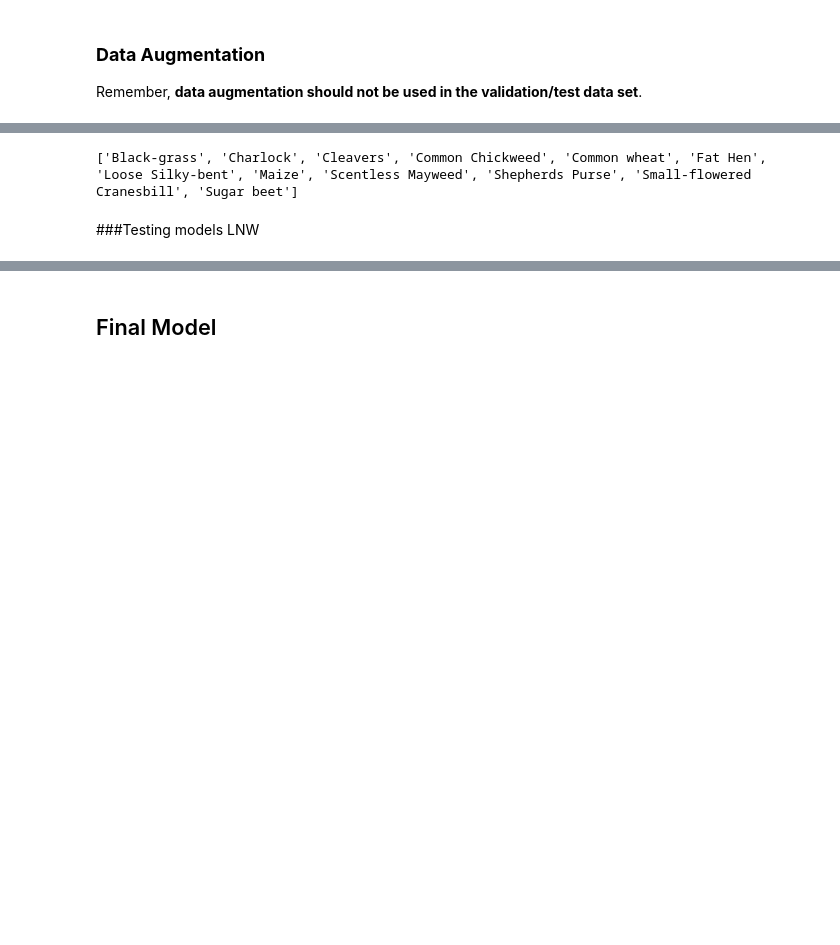
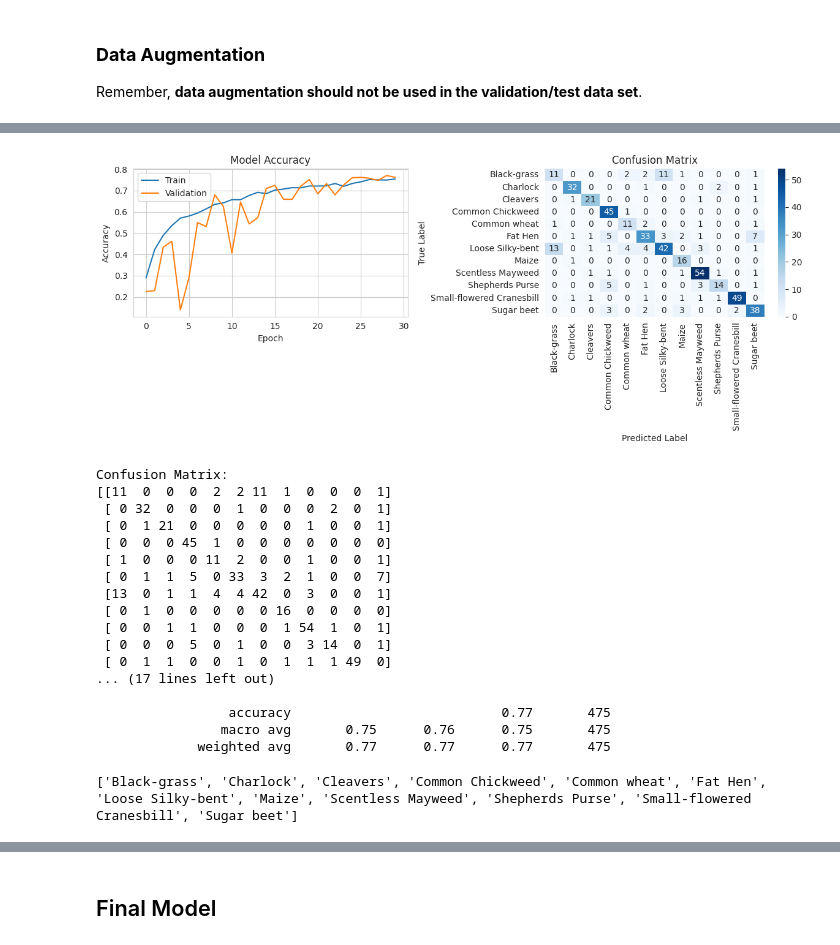
Before and after one commit to lweatherford99/AIML-Projects, a Jupyter notebook: High_Code_Plant_Seedling_ClassificationTF.ipynb, the cells around one changed output, grey strips where cells are left out. Drawn from its saved outputs; the diff is of its cells as text; code cells hidden in the pictures; blank space fills up the shorter version.

```diff
--- a/High_Code_Plant_Seedling_ClassificationTF.ipynb
+++ b/High_Code_Plant_Seedling_ClassificationTF.ipynb
@@ -693,0 +516,28 @@ print(conf_mtx)
+# %%
+# Initialize the sequential model2
+model2 = Sequential([
+    # First convolutional layer with 64 filters, 3x3 kernel size
+    Conv2D(64, (3, 3), activation='relu', padding='same', input_shape=(64, 64, 3)),
+    MaxPooling2D((2, 2), padding='same'),
+
+    # Second convolutional layer with 32 filters, 3x3 kernel size
+    Conv2D(32, (3, 3), activation='relu', padding='same'),
+    MaxPooling2D((2, 2), padding='same'),
+    BatchNormalization(),
+
+    # Flatten the convolutional layer's output to feed into the dense layers
+    Flatten(),
+
+    # Dense layer with 16 neurons
+    Dense(16, activation='relu'),
+    Dropout(0.3),  # Dropout layer to reduce overfitting
+
+    # Output layer with 12 neurons (one for each class) with softmax activation
+    Dense(12, activation='softmax')
+])
+
+# Compile the model
+model2.compile(optimizer=Adam(), loss='categorical_crossentropy', metrics=['accuracy'])
+
+# Display the model's architecture
+model2.summary()
@@ -693,0 +562,11 @@ print(conf_mtx)
+# %%
+# Complete the code to fit the model on train data with batch_size=64 and epochs=30
+epochs = 30
+batch_size = 32
+
+history_2 = model2.fit(train_datagen.flow(X_train_normalized, y_train_encoded,
+                                       batch_size=batch_size,
+                                       shuffle=False),  # Typically you would want to shuffle the training data
+                                       epochs=epochs,
+                                       validation_data=(X_val_normalized, y_val_encoded),
+                                       verbose=1, callbacks=[reduce_lr])
@@ -693,0 +591,4 @@ print(conf_mtx)
+# %%
+# Call the evaluate_model_performance function with the correct arguments
+evaluate_model_performance(model2, history_2, X_test_normalized, y_test_encoded, class_names)
+# %% [output]
@@ -694 +598,19 @@ print(conf_mtx)
+[figure, added]
+Confusion Matrix:
+[[11  0  0  0  2  2 11  1  0  0  0  1]
+ [ 0 32  0  0  0  1  0  0  0  2  0  1]
+ [ 0  1 21  0  0  0  0  0  1  0  0  1]
+ [ 0  0  0 45  1  0  0  0  0  0  0  0]
+ [ 1  0  0  0 11  2  0  0  1  0  0  1]
+ [ 0  1  1  5  0 33  3  2  1  0  0  7]
+ [13  0  1  1  4  4 42  0  3  0  0  1]
+ [ 0  1  0  0  0  0  0 16  0  0  0  0]
+ [ 0  0  1  1  0  0  0  1 54  1  0  1]
+ [ 0  0  0  5  0  1  0  0  3 14  0  1]
+ [ 0  1  1  0  0  1  0  1  1  1 49  0]
+... (17 lines left out)
+
+                 accuracy                           0.77       475
+                macro avg       0.75      0.76      0.75       475
+             weighted avg       0.77      0.77      0.77       475
 # %%
@@ -696,5 +618,3 @@ sorted_unique_labels = sorted(labels_df['Label'].unique())
 print(sorted_unique_labels)
 # %% [output]
 ['Black-grass', 'Charlock', 'Cleavers', 'Common Chickweed', 'Common wheat', 'Fat Hen', 'Loose Silky-bent', 'Maize', 'Scentless Mayweed', 'Shepherds Purse', 'Small-flowered Cranesbill', 'Sugar beet']
-# %% [markdown]
-###Testing models LNW
```
Also changed, not shown: parts of 51 cells of this notebook.
